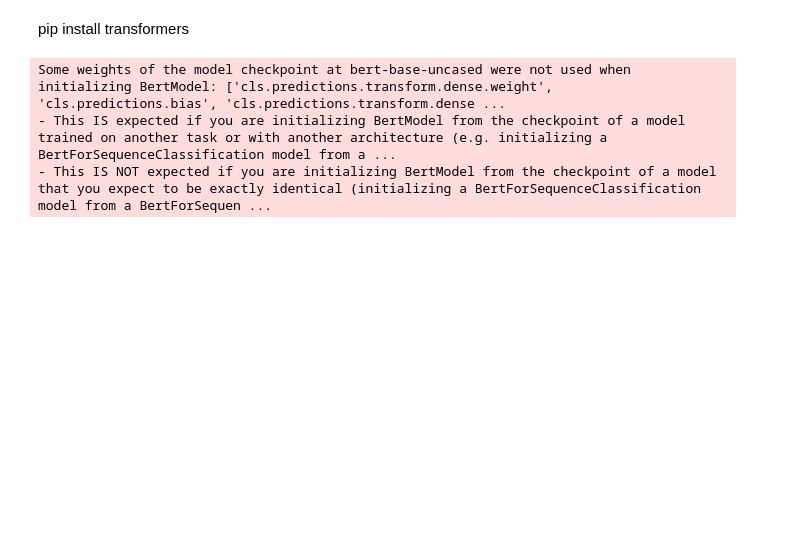
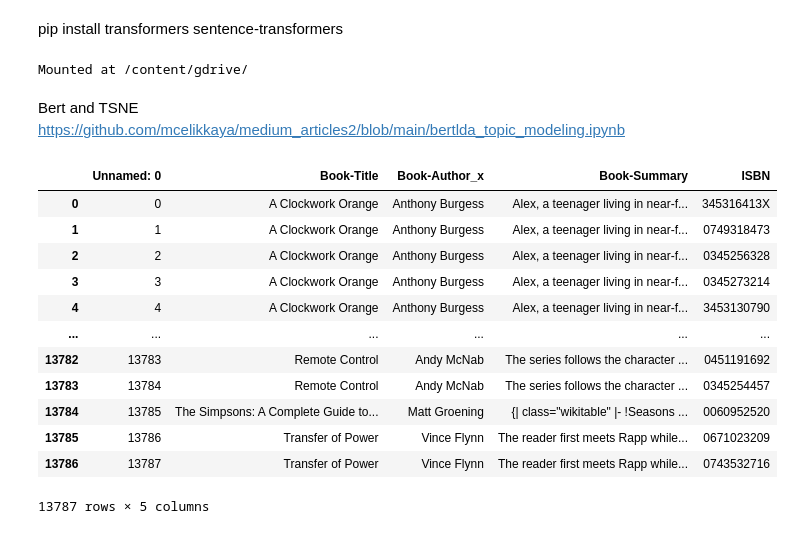
Before and after one commit to CS222-UIUC/BookRec, a Jupyter notebook: data and algorithm/booksRecBert.ipynb, the cells around one changed output. Cells and saved outputs as stored; diff of their text form; code cells hidden in the pictures; blank space fills up the shorter version.

```diff
--- a/data and algorithm/booksRecBert.ipynb
+++ b/data and algorithm/booksRecBert.ipynb
@@ -1,19 +1,51 @@
 # %% [markdown]
-pip install transformers
+pip install transformers sentence-transformers
+# %%
+from google.colab import drive
+
+drive.mount('/content/gdrive/', force_remount=True)
+# %% [output]
+Mounted at /content/gdrive/
+# %% [markdown]
+Bert and TSNE
+https://github.com/mcelikkaya/medium_articles2/blob/main/bertlda_topic_modeling.ipynb
 # %%
 import torch
 from transformers import BertTokenizer, BertModel
 import logging
+import pandas as pd
 import matplotlib.pyplot as plt
+from textwrap import wrap
+import numpy as np
+from sklearn.manifold import TSNE
+from sentence_transformers import SentenceTransformer
+from sklearn.cluster import KMeans
+from collections import Counter
 
+'''
 tokenizer = BertTokenizer.from_pretrained('bert-base-uncased')
 model = BertModel.from_pretrained('bert-base-uncased',
                                   output_hidden_states = True, # Whether the model returns all hidden-states.
                                   )
+'''
+model_bert = SentenceTransformer('bert-base-nli-max-tokens')
-# %% [output]
-Some weights of the model checkpoint at bert-base-uncased were not used when initializing BertModel: ['cls.predictions.transform.dense.weight', 'cls.predictions.bias', 'cls.predictions.transform.dense ...
-- This IS expected if you are initializing BertModel from the checkpoint of a model trained on another task or with another architecture (e.g. initializing a BertForSequenceClassification model from a ...
-- This IS NOT expected if you are initializing BertModel from the checkpoint of a model that you expect to be exactly identical (initializing a BertForSequenceClassification model from a BertForSequen ...
+# %%
+df_summary = pd.read_csv("/content/gdrive/MyDrive/Group-1-Project/data and algorithm/Book_summary.csv")
+df_summary
+# %% [output]
+|  | Unnamed: 0 | Book-Title | Book-Author_x | Book-Summary | ISBN |
+| 0 | 0 | A Clockwork Orange | Anthony Burgess | Alex, a teenager living in near-f... | 345316413X |
+| 1 | 1 | A Clockwork Orange | Anthony Burgess | Alex, a teenager living in near-f... | 0749318473 |
+| 2 | 2 | A Clockwork Orange | Anthony Burgess | Alex, a teenager living in near-f... | 0345256328 |
+| 3 | 3 | A Clockwork Orange | Anthony Burgess | Alex, a teenager living in near-f... | 0345273214 |
+| 4 | 4 | A Clockwork Orange | Anthony Burgess | Alex, a teenager living in near-f... | 3453130790 |
+| ... | ... | ... | ... | ... | ... |
+| 13782 | 13783 | Remote Control | Andy McNab | The series follows the character ... | 0451191692 |
+| 13783 | 13784 | Remote Control | Andy McNab | The series follows the character ... | 0345254457 |
+| 13784 | 13785 | The Simpsons: A Complete Guide to... | Matt Groening | {| class="wikitable" |- !Seasons ... | 0060952520 |
+| 13785 | 13786 | Transfer of Power | Vince Flynn | The reader first meets Rapp while... | 0671023209 |
+| 13786 | 13787 | Transfer of Power | Vince Flynn | The reader first meets Rapp while... | 0743532716 |
+13787 rows × 5 columns
 # %%
 def tokenize_text(text):
   marked_text = "[CLS] " + text + " [SEP]"
```
Also changed, not shown: parts of 10 cells of this notebook.
